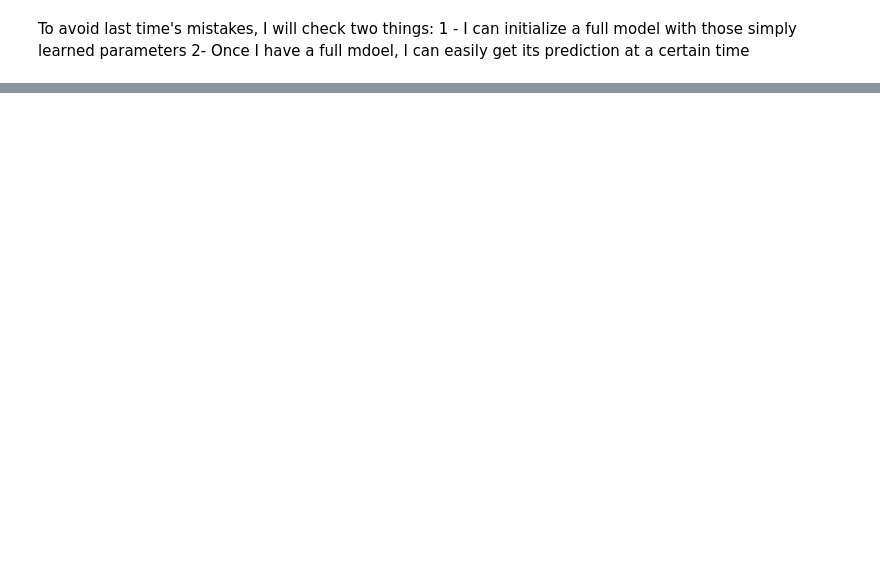
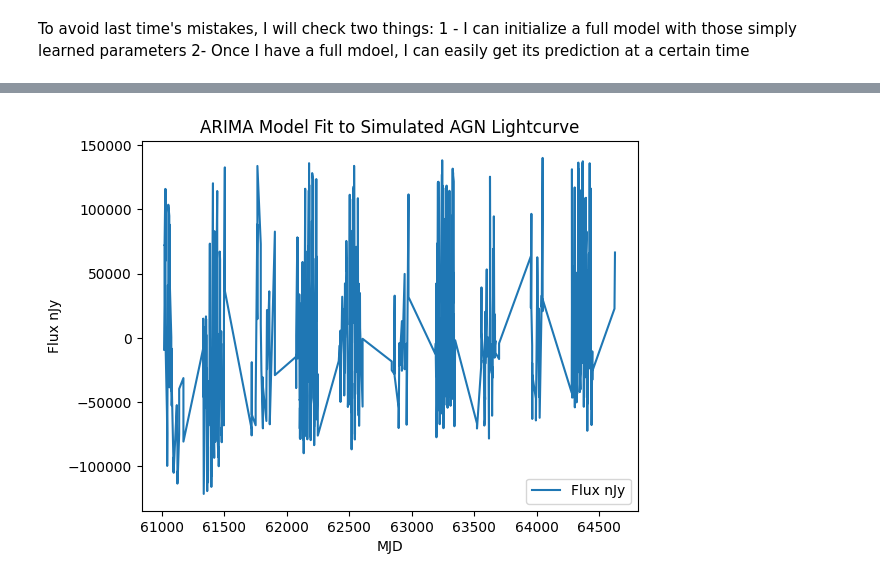
Before and after one commit to Zoe-Au/cosmographi, a Jupyter notebook: src/cosmographi/source/arma_exploration.ipynb, the cells around one changed output, grey strips where cells are left out. Saved outputs shown, nothing was run; the diff lists cells and outputs as text; code cells hidden in the pictures; blank space fills up the shorter version.

```diff
--- a/src/cosmographi/source/arma_exploration.ipynb
+++ b/src/cosmographi/source/arma_exploration.ipynb
@@ -198,0 +339,15 @@ results = ARIMAResults()
+# %%
+from statsmodels.tsa.arima_process import ArmaProcess
+
+arparams = np.array([0.5329])
+ar = np.r_[1, -arparams]
+model2 = ArmaProcess(ar=ar, ma=[1])
+
+plt.plot(x, y_standard, label='Flux nJy')
+plt.xlabel("MJD")
+plt.ylabel("Flux nJy")
+plt.title("ARIMA Model Fit to Simulated AGN Lightcurve")
+plt.legend()
+plt.show()
+# %% [output]
+[figure, added]
```
Also changed, not shown: parts of 15 cells of this notebook.
